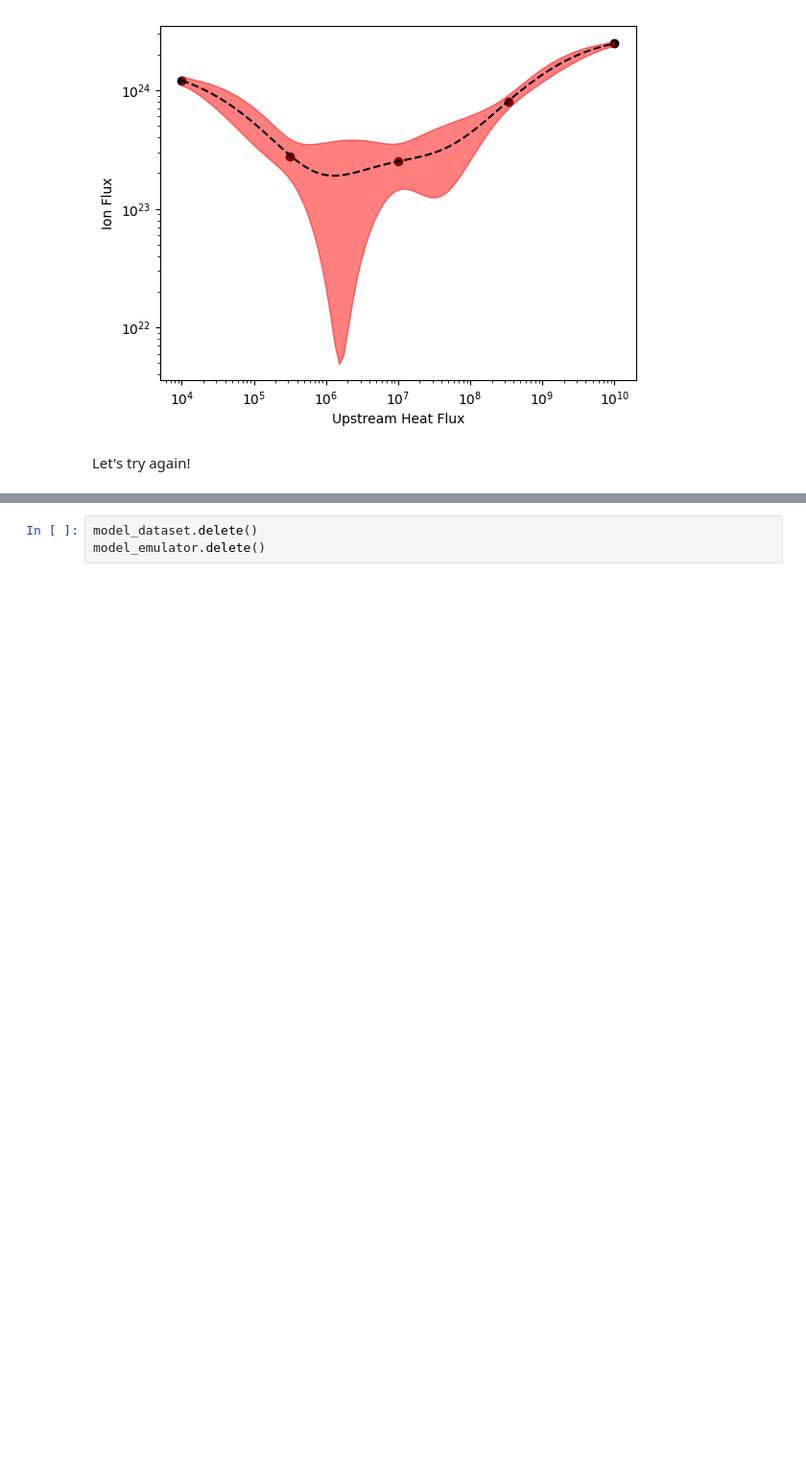
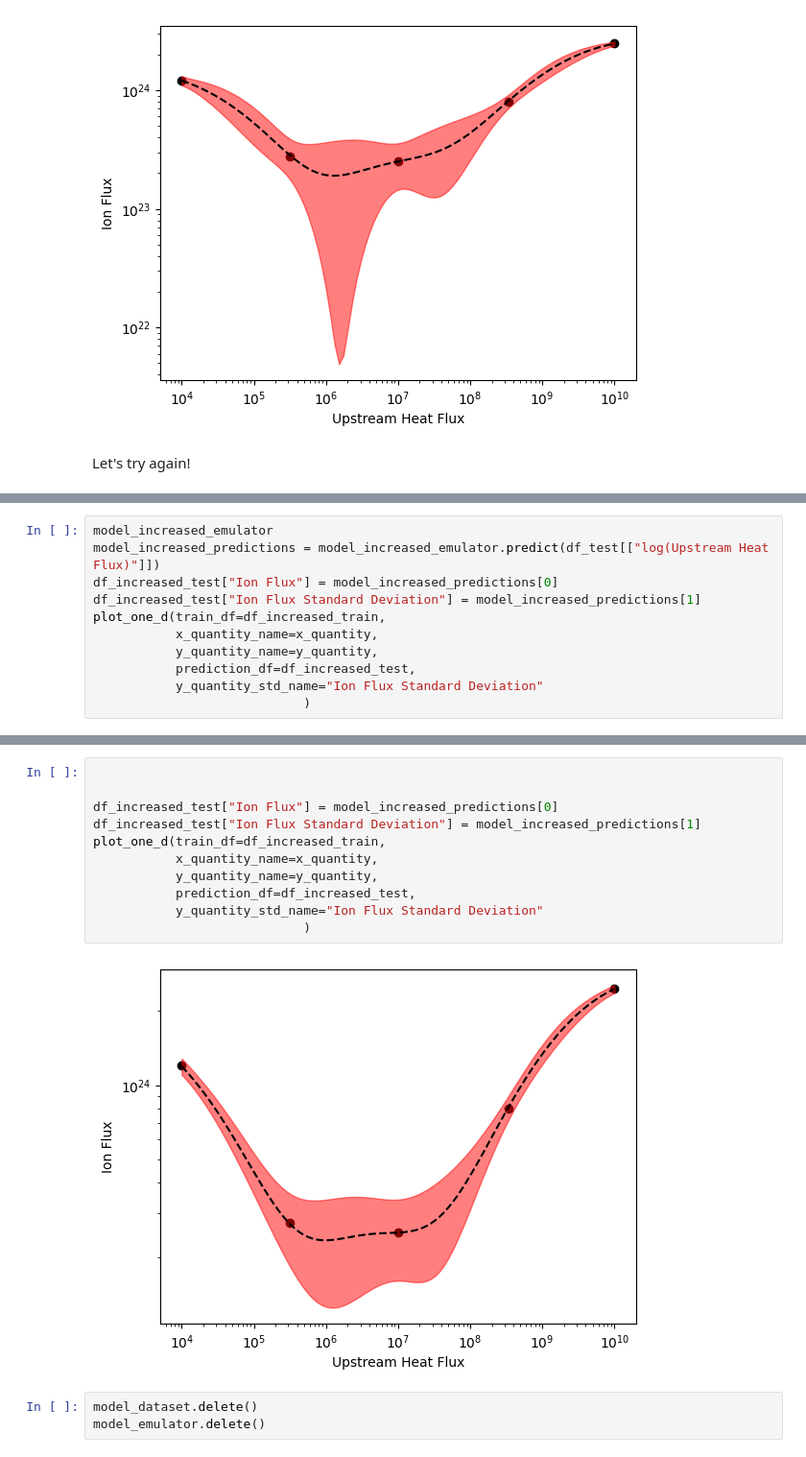
Before and after one commit to digiLab-ai/Magnetic-Fusion-Performance, a Jupyter notebook: edge_demo_one_d.ipynb, the cells around one changed output, grey strips where cells are left out. Shown: that part at 96% size. Saved outputs shown, nothing was run; the diff lists cells and outputs as text; blank space fills up the shorter version.

```diff
--- a/edge_demo_one_d.ipynb
+++ b/edge_demo_one_d.ipynb
@@ -304,0 +412,11 @@ Recommended points:
+# %%
+model_increased_emulator
+model_increased_predictions = model_increased_emulator.predict(df_test[["log(Upstream Heat Flux)"]])
+df_increased_test["Ion Flux"] = model_increased_predictions[0]
+df_increased_test["Ion Flux Standard Deviation"] = model_increased_predictions[1]
+plot_one_d(train_df=df_increased_train,
+           x_quantity_name=x_quantity,
+           y_quantity_name=y_quantity,
+           prediction_df=df_increased_test,
+           y_quantity_std_name="Ion Flux Standard Deviation"
+                            )
@@ -305,3 +441,16 @@ Recommended points:
+# %%
+
+
+df_increased_test["Ion Flux"] = model_increased_predictions[0]
+df_increased_test["Ion Flux Standard Deviation"] = model_increased_predictions[1]
+plot_one_d(train_df=df_increased_train,
+           x_quantity_name=x_quantity,
+           y_quantity_name=y_quantity,
+           prediction_df=df_increased_test,
+           y_quantity_std_name="Ion Flux Standard Deviation"
+                            )
+# %% [output]
+[figure, added]
 # %%
 model_dataset.delete()
 model_emulator.delete()
```
Also changed, not shown: parts of 10 cells of this notebook.
